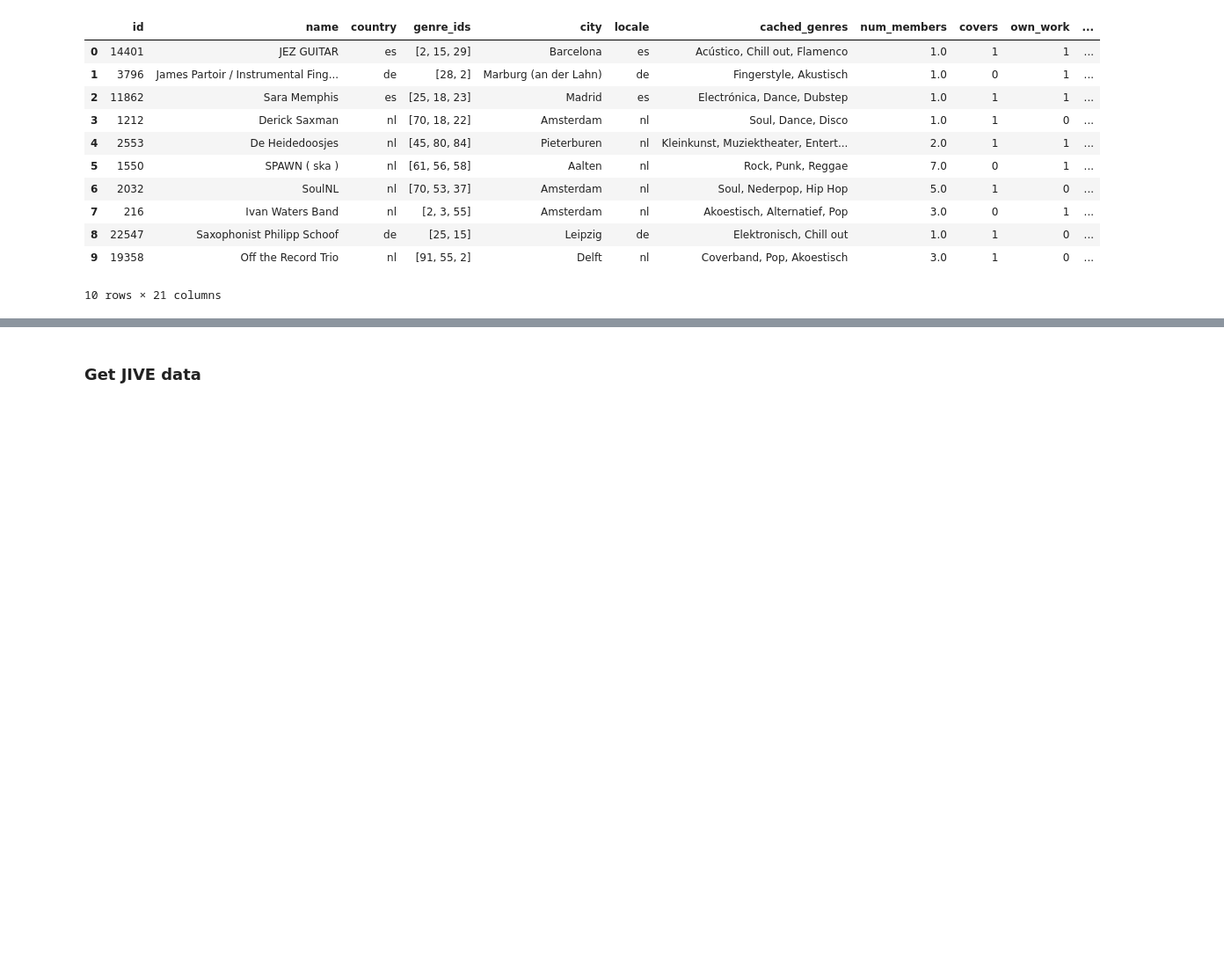
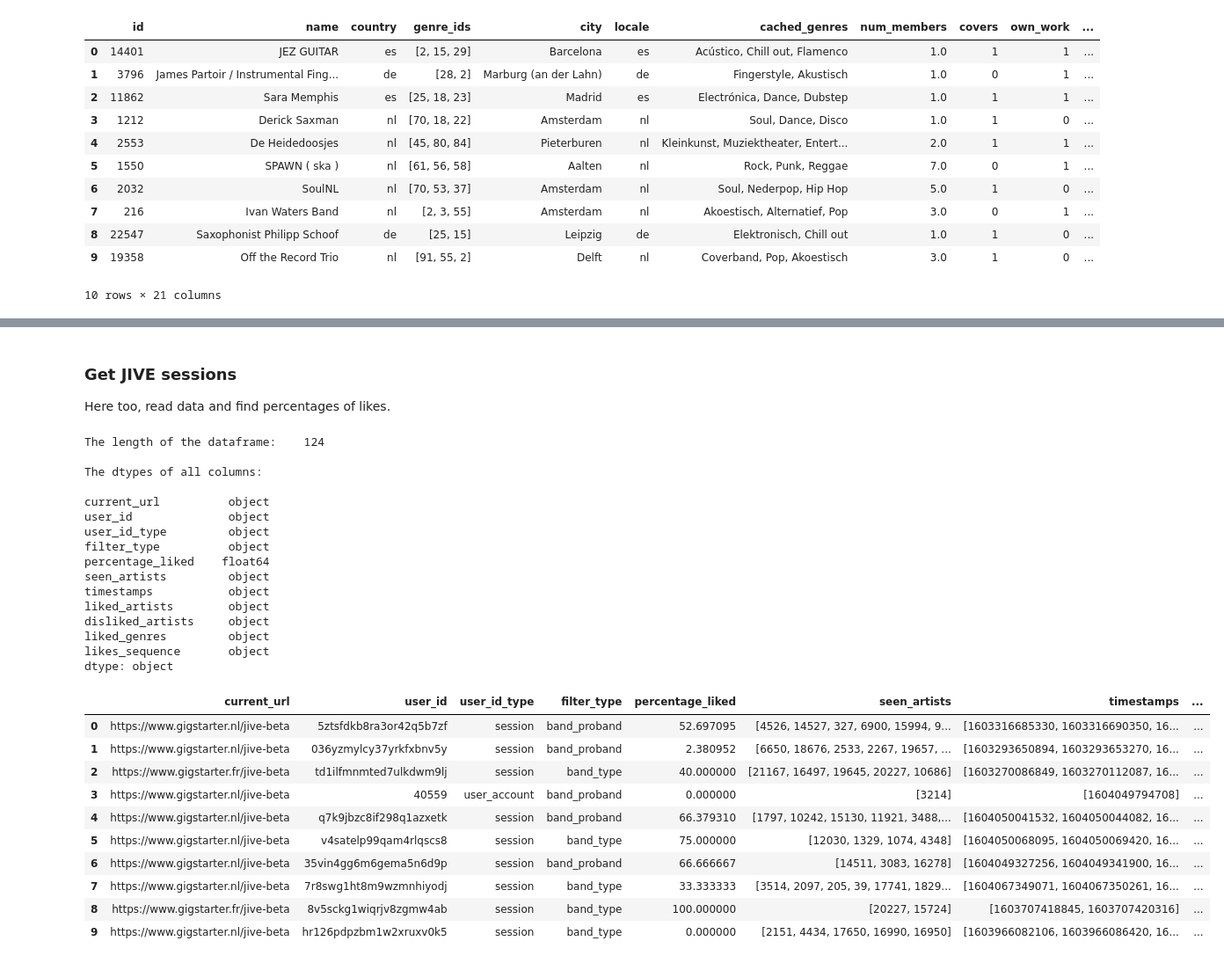
Before and after one commit to Munzeltje/thesis-recommender-systems, a Jupyter notebook: analysis.ipynb, the cells around one changed output, grey strips where cells are left out. Shown: that part at 88% size. Cells and saved outputs as stored; diff of their text form; code cells hidden in the pictures; blank space fills up the shorter version.

Commit message:
restructure file and add genre clusters, TODO top n per genre

```diff
--- a/analysis.ipynb
+++ b/analysis.ipynb
@@ -122,14 +12,0 @@ dtype: object
-# %%
-seen_artists = df_sessions["seen_artists"].tolist()
-liked_artists = df_sessions["liked_artists"].tolist()
-
-percentages = np.zeros(len(df_sessions))
-for i, list_of_artists in enumerate(seen_artists):
-    list_of_likes = liked_artists[i]
-    if not list_of_likes:
-        percentage = 0
-    else:
-        percentage = (len(list_of_likes)/len(list_of_artists)) * 100
-    percentages[i] = percentage
-df_sessions.insert(2, "percentage_liked", percentages)
-df_sessions.head(10)
@@ -314,9 +286,43 @@ df_artists.head(10)
 # %% [markdown]
-### Get JIVE data ###
+### Get JIVE sessions ###
+Here too, read data and find percentages of likes.
 # %%
-filepath_jive = "./datalake_jive.csv"
-df_jive = pd.read_csv(filepath_jive)
+df_jive = pd.read_csv(filepath_jive, converters={"liked_artists": eval,
+                                                 "seen_artists": eval,
+                                                 "disliked_artists": eval,
+                                                 "timestamps": eval,
+                                                 "likes_sequence": eval})
+df_jive = add_percentage_liked(df_jive, 4)
+df_jive = add_liked_genres(df_jive, 9)
 
 print("The length of the dataframe:\t{}\n\nThe dtypes of all columns:\n\n{}\n".format(len(df_jive),df_jive.dtypes))
 
 df_jive.head(10)
+# %% [output]
+The length of the dataframe:    124
+
+The dtypes of all columns:
+
+current_url          object
+user_id              object
+user_id_type         object
+filter_type          object
+percentage_liked    float64
+seen_artists         object
+timestamps           object
+liked_artists        object
+disliked_artists     object
+liked_genres         object
+likes_sequence       object
+dtype: object
+|  | current_url | user_id | user_id_type | filter_type | percentage_liked | seen_artists | timestamps | ... |
+| 0 | https://www.gigstarter.nl/jive-beta | 5ztsfdkb8ra3or42q5b7zf | session | band_proband | 52.697095 | [4526, 14527, 327, 6900, 15994, 9... | [1603316685330, 1603316690350, 16... | ... |
+| 1 | https://www.gigstarter.nl/jive-beta | 036yzmylcy37yrkfxbnv5y | session | band_proband | 2.380952 | [6650, 18676, 2533, 2267, 19657, ... | [1603293650894, 1603293653270, 16... | ... |
+| 2 | https://www.gigstarter.fr/jive-beta | td1ilfmnmted7ulkdwm9lj | session | band_type | 40.000000 | [21167, 16497, 19645, 20227, 10686] | [1603270086849, 1603270112087, 16... | ... |
+| 3 | https://www.gigstarter.nl/jive-beta | 40559 | user_account | band_proband | 0.000000 | [3214] | [1604049794708] | ... |
+| 4 | https://www.gigstarter.nl/jive-beta | q7k9jbzc8if298q1azxetk | session | band_proband | 66.379310 | [1797, 10242, 15130, 11921, 3488,... | [1604050041532, 1604050044082, 16... | ... |
+| 5 | https://www.gigstarter.nl/jive-beta | v4satelp99qam4rlqscs8 | session | band_type | 75.000000 | [12030, 1329, 1074, 4348] | [1604050068095, 1604050069420, 16... | ... |
+| 6 | https://www.gigstarter.nl/jive-beta | 35vin4gg6m6gema5n6d9p | session | band_proband | 66.666667 | [14511, 3083, 16278] | [1604049327256, 1604049341900, 16... | ... |
+| 7 | https://www.gigstarter.nl/jive-beta | 7r8swg1ht8m9wzmnhiyodj | session | band_type | 33.333333 | [3514, 2097, 205, 39, 17741, 1829... | [1604067349071, 1604067350261, 16... | ... |
+| 8 | https://www.gigstarter.fr/jive-beta | 8v5sckg1wiqrjv8zgmw4ab | session | band_type | 100.000000 | [20227, 15724] | [1603707418845, 1603707420316] | ... |
+| 9 | https://www.gigstarter.nl/jive-beta | hr126pdpzbm1w2xruxv0k5 | session | band_type | 0.000000 | [2151, 4434, 17650, 16990, 16950] | [1603966082106, 1603966086420, 16... | ... |
```
Also changed, not shown: parts of 19 cells of this notebook.
